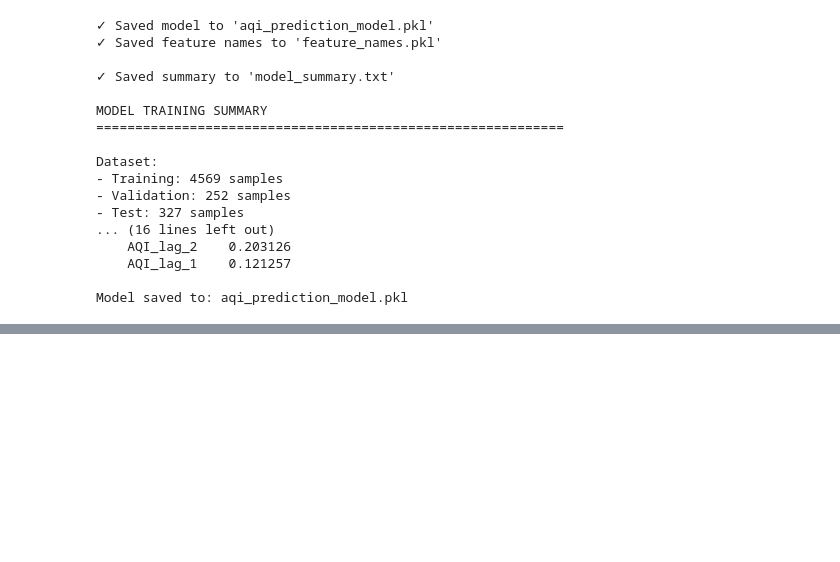
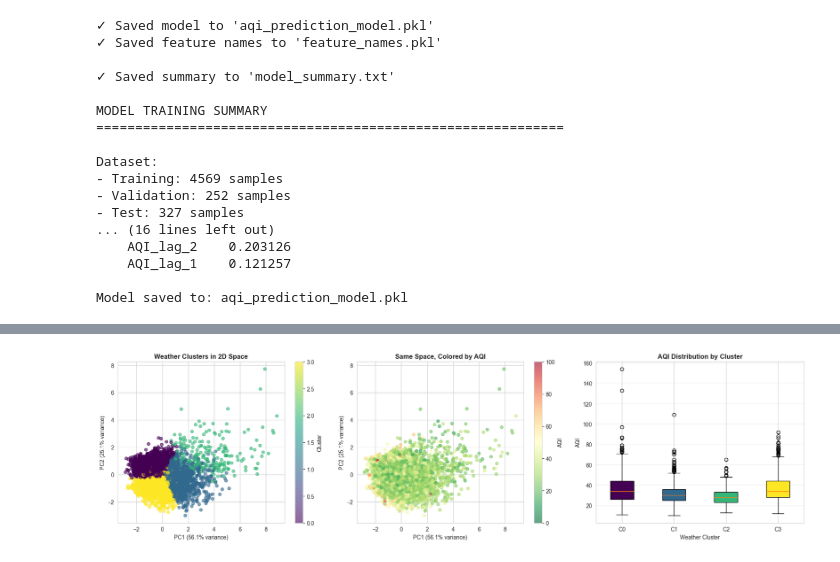
Before and after one commit to Saniya1016/boston-aqi-prediction, a Jupyter notebook: visualizations/Saniya/scripts/aqi_predict.ipynb, the cells around one changed output, grey strips where cells are left out. Saved outputs shown, nothing was run; the diff lists cells and outputs as text; code cells hidden in the pictures; blank space fills up the shorter version.

```diff
--- a/visualizations/Saniya/scripts/aqi_predict.ipynb
+++ b/visualizations/Saniya/scripts/aqi_predict.ipynb
@@ -1174,0 +1515,46 @@ Model saved to: aqi_prediction_model.pkl
+# %%
+# 2D visualization using PCA
+from sklearn.decomposition import PCA
+
+pca = PCA(n_components=2)
+X_pca = pca.fit_transform(X_scaled)
+
+fig, axes = plt.subplots(1, 3, figsize=(18, 5))
+
+# Plot 1: Color by cluster
+scatter1 = axes[0].scatter(X_pca[:, 0], X_pca[:, 1],
+                           c=df_for_clustering['weather_cluster'],
+                           cmap='viridis', alpha=0.6, s=30)
+axes[0].set_xlabel(f'PC1 ({pca.explained_variance_ratio_[0]*100:.1f}% variance)')
+axes[0].set_ylabel(f'PC2 ({pca.explained_variance_ratio_[1]*100:.1f}% variance)')
+axes[0].set_title('Weather Clusters in 2D Space', fontweight='bold', fontsize=12)
+plt.colorbar(scatter1, ax=axes[0], label='Cluster')
+
+# Plot 2: Color by AQI
+scatter2 = axes[1].scatter(X_pca[:, 0], X_pca[:, 1],
+                           c=df_for_clustering['AQI'],
+                           cmap='RdYlGn_r', alpha=0.6, s=30, vmin=0, vmax=100)
+axes[1].set_xlabel(f'PC1 ({pca.explained_variance_ratio_[0]*100:.1f}% variance)')
+axes[1].set_ylabel(f'PC2 ({pca.explained_variance_ratio_[1]*100:.1f}% variance)')
+axes[1].set_title('Same Space, Colored by AQI', fontweight='bold', fontsize=12)
+plt.colorbar(scatter2, ax=axes[1], label='AQI')
+
+# Plot 3: Box plots of AQI by cluster
+cluster_data_list = [df_for_clustering[df_for_clustering['weather_cluster'] == i]['AQI'].values
+                     for i in range(k_optimal)]
+bp = axes[2].boxplot(cluster_data_list, labels=[f'C{i}' for i in range(k_optimal)], patch_artist=True)
+axes[2].set_xlabel('Weather Cluster')
+axes[2].set_ylabel('AQI')
+axes[2].set_title('AQI Distribution by Cluster', fontweight='bold', fontsize=12)
+axes[2].grid(axis='y', alpha=0.3)
+
+# Color the boxes
+colors = plt.cm.viridis(np.linspace(0, 1, k_optimal))
+for patch, color in zip(bp['boxes'], colors):
+    patch.set_facecolor(color)
+
+plt.tight_layout()
+plt.savefig('weather_clusters_visualization.png', dpi=300, bbox_inches='tight')
+plt.show()
+# %% [output]
+[figure, added]
```
Also changed, not shown: parts of 7 cells of this notebook.
